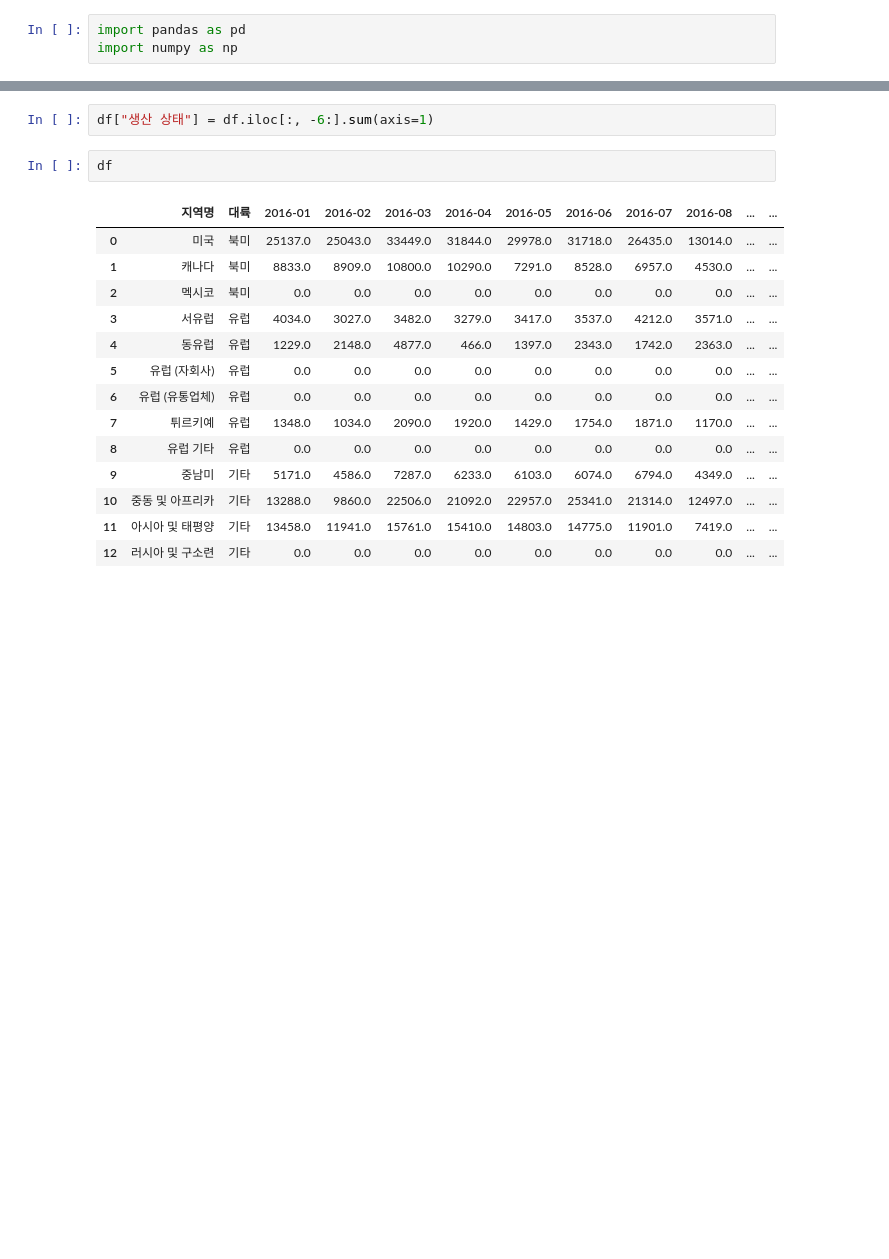
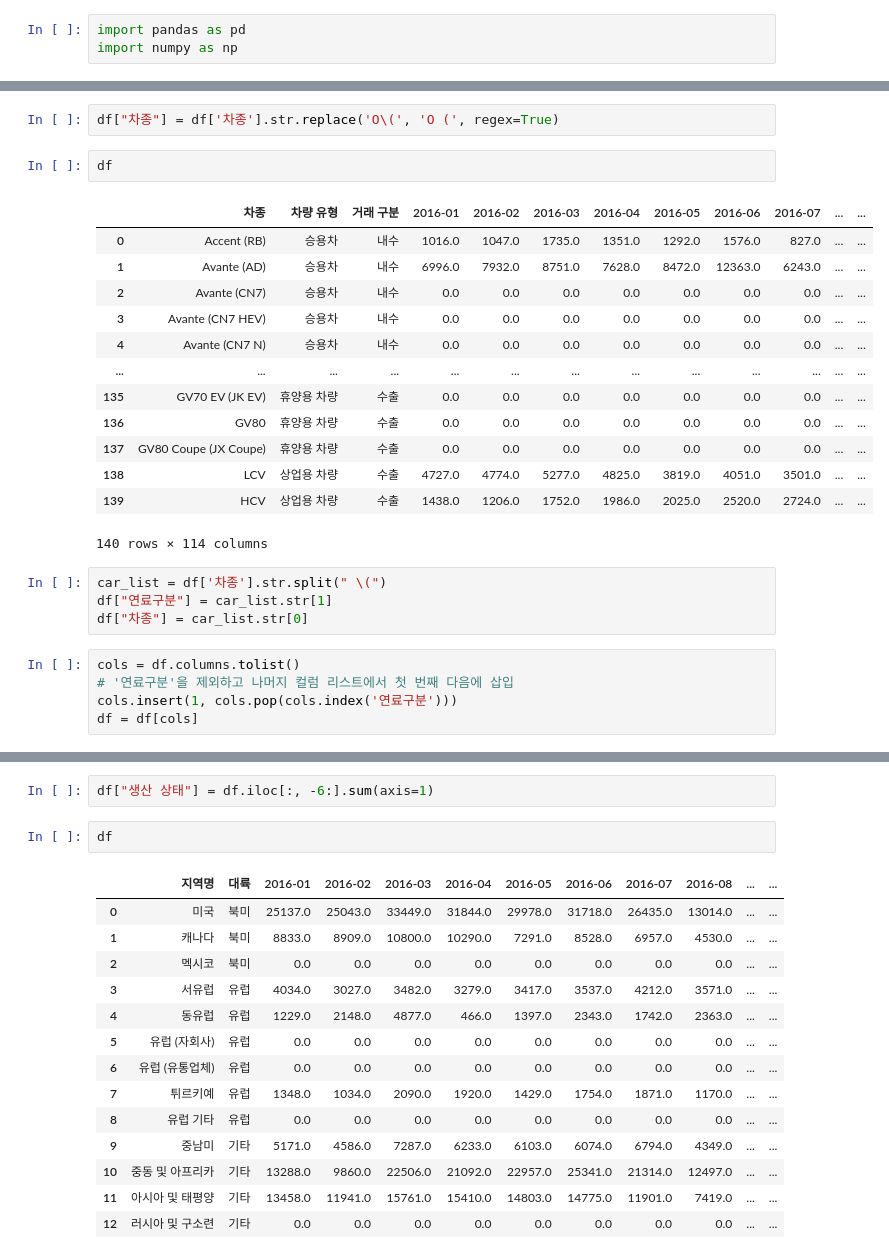
Before and after one commit to CodeWorks-hi/hyundai-crm-platform, a Jupyter notebook: preprocessing.ipynb, the cells around one changed output, grey strips where cells are left out. Cells and saved outputs as stored; diff of their text form; blank space fills up the shorter version.

```diff
--- a/preprocessing.ipynb
+++ b/preprocessing.ipynb
@@ -22,0 +21,27 @@ df
+# %%
+df["차종"] = df['차종'].str.replace('O\(', 'O (', regex=True)
+# %%
+df
+# %% [output]
+|  | 차종 | 차량 유형 | 거래 구분 | 2016-01 | 2016-02 | 2016-03 | 2016-04 | 2016-05 | 2016-06 | 2016-07 | ... | ... |
+| 0 | Accent (RB) | 승용차 | 내수 | 1016.0 | 1047.0 | 1735.0 | 1351.0 | 1292.0 | 1576.0 | 827.0 | ... | ... |
+| 1 | Avante (AD) | 승용차 | 내수 | 6996.0 | 7932.0 | 8751.0 | 7628.0 | 8472.0 | 12363.0 | 6243.0 | ... | ... |
+| 2 | Avante (CN7) | 승용차 | 내수 | 0.0 | 0.0 | 0.0 | 0.0 | 0.0 | 0.0 | 0.0 | ... | ... |
+| 3 | Avante (CN7 HEV) | 승용차 | 내수 | 0.0 | 0.0 | 0.0 | 0.0 | 0.0 | 0.0 | 0.0 | ... | ... |
+| 4 | Avante (CN7 N) | 승용차 | 내수 | 0.0 | 0.0 | 0.0 | 0.0 | 0.0 | 0.0 | 0.0 | ... | ... |
+| ... | ... | ... | ... | ... | ... | ... | ... | ... | ... | ... | ... | ... |
+| 135 | GV70 EV (JK EV) | 휴양용 차량 | 수출 | 0.0 | 0.0 | 0.0 | 0.0 | 0.0 | 0.0 | 0.0 | ... | ... |
+| 136 | GV80 | 휴양용 차량 | 수출 | 0.0 | 0.0 | 0.0 | 0.0 | 0.0 | 0.0 | 0.0 | ... | ... |
+| 137 | GV80 Coupe (JX Coupe) | 휴양용 차량 | 수출 | 0.0 | 0.0 | 0.0 | 0.0 | 0.0 | 0.0 | 0.0 | ... | ... |
+| 138 | LCV | 상업용 차량 | 수출 | 4727.0 | 4774.0 | 5277.0 | 4825.0 | 3819.0 | 4051.0 | 3501.0 | ... | ... |
+| 139 | HCV | 상업용 차량 | 수출 | 1438.0 | 1206.0 | 1752.0 | 1986.0 | 2025.0 | 2520.0 | 2724.0 | ... | ... |
+140 rows × 114 columns
+# %%
+car_list = df['차종'].str.split(" \(")
+df["연료구분"] = car_list.str[1]
+df["차종"] = car_list.str[0]
+# %%
+cols = df.columns.tolist()
+# '연료구분'을 제외하고 나머지 컬럼 리스트에서 첫 번째 다음에 삽입
+cols.insert(1, cols.pop(cols.index('연료구분')))
+df = df[cols]
```
Also changed, not shown: parts of 3 cells of this notebook.
